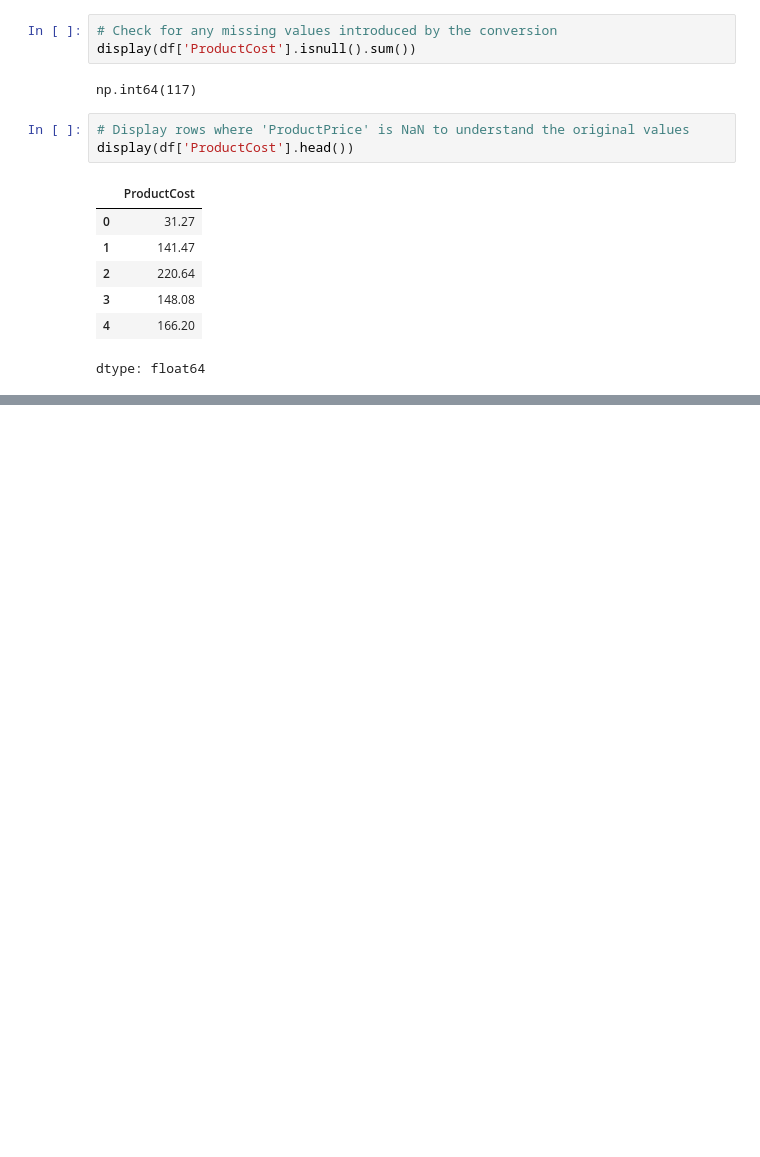
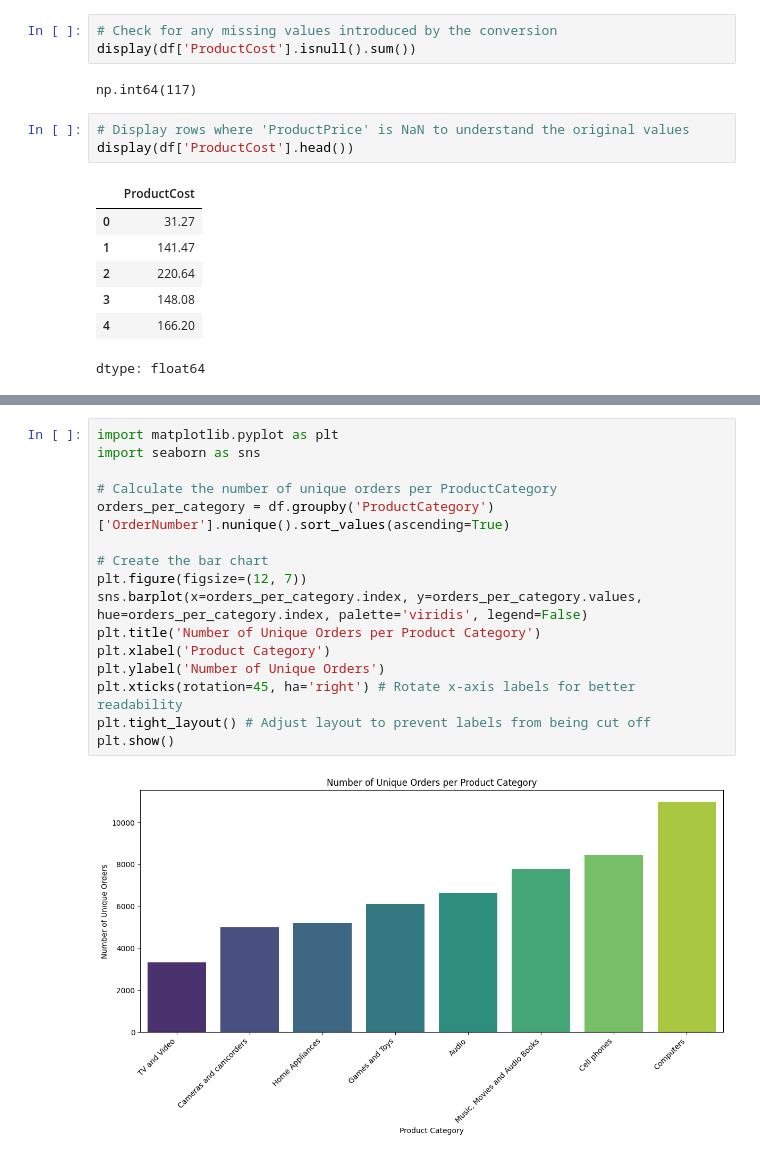
Before and after one commit to reyhan1997/Transaction-data-exploration, a Jupyter notebook: transactions_explore.ipynb, the cells around one changed output, grey strips where cells are left out. Cells and saved outputs as stored; diff of their text form; blank space fills up the shorter version.

```diff
--- a/transactions_explore.ipynb
+++ b/transactions_explore.ipynb
@@ -123,0 +203,18 @@ dtype: float64
+# %%
+import matplotlib.pyplot as plt
+import seaborn as sns
+
+# Calculate the number of unique orders per ProductCategory
+orders_per_category = df.groupby('ProductCategory')['OrderNumber'].nunique().sort_values(ascending=True)
+
+# Create the bar chart
+plt.figure(figsize=(12, 7))
+sns.barplot(x=orders_per_category.index, y=orders_per_category.values, hue=orders_per_category.index, palette='viridis', legend=False)
+plt.title('Number of Unique Orders per Product Category')
+plt.xlabel('Product Category')
+plt.ylabel('Number of Unique Orders')
+plt.xticks(rotation=45, ha='right') # Rotate x-axis labels for better readability
+plt.tight_layout() # Adjust layout to prevent labels from being cut off
+plt.show()
+# %% [output]
+[figure, added]
```
Also changed, not shown: parts of 10 cells of this notebook.
